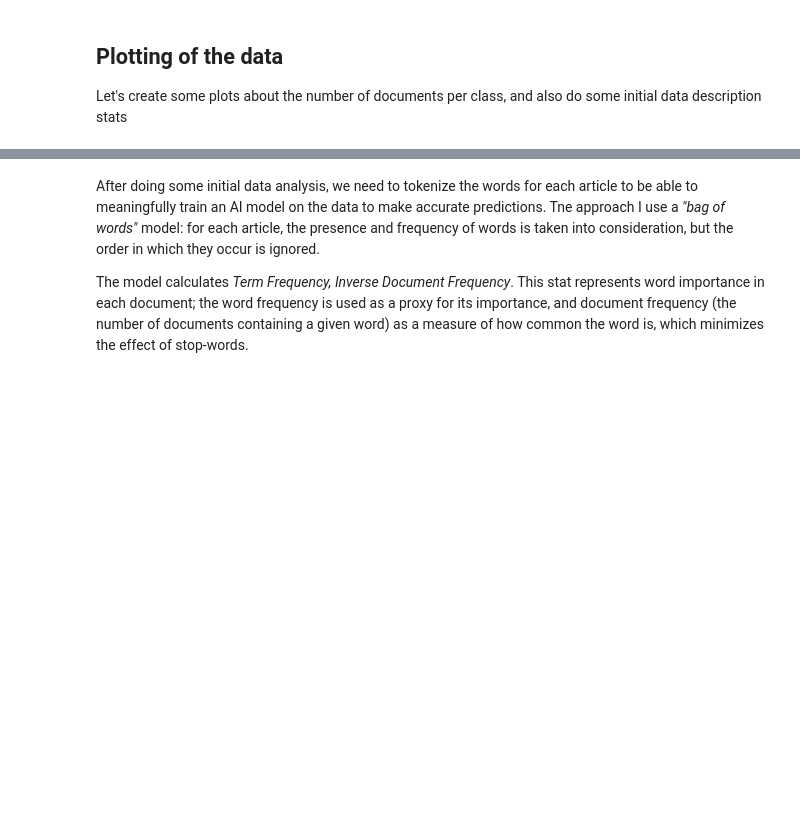
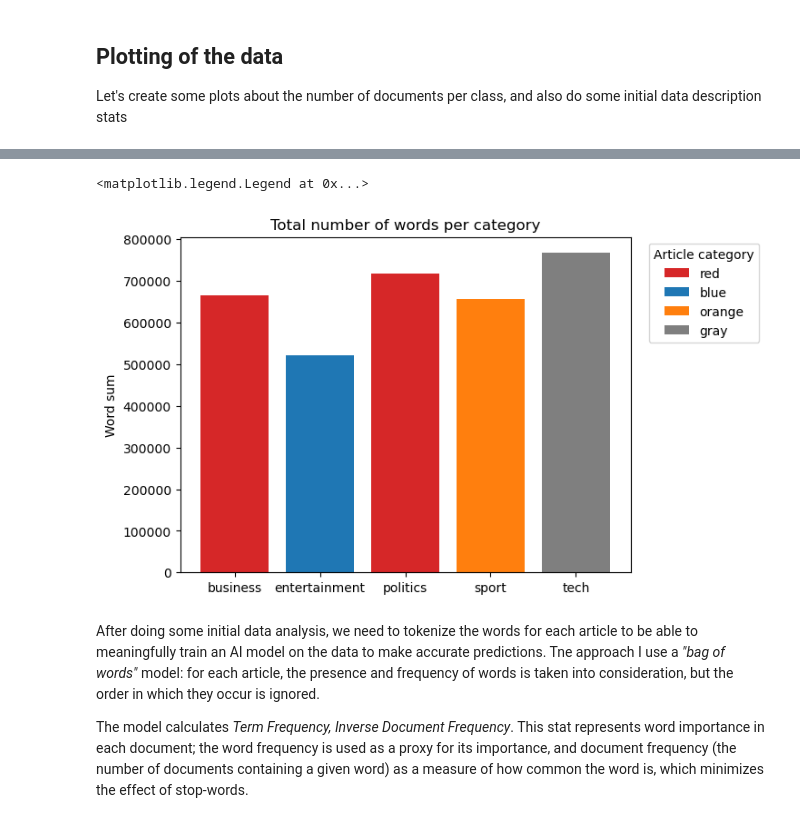
Before and after one commit to Adalberto-Machin/Kaggle_BBC_news_competition, a Jupyter notebook: report.ipynb, the cells around one changed output, grey strips where cells are left out. Drawn from its saved outputs; the diff is of its cells as text; code cells hidden in the pictures; blank space fills up the shorter version.

Commit message:
created a couple of more plots and started creating the class for the model training

```diff
--- a/report.ipynb
+++ b/report.ipynb
@@ -39,0 +35,9 @@ plt.show()
+# %%
+df_train.Category.value_counts().plot(kind='bar',title="Count of articles per category")
+plt.show()
+
+# lets also print the first 5 entries of the dataframe
+print(df_train.head())
+
+# do initial stats on the data: count the total number of words per category and then the min, mean, and max across the articles
+df_train['Word_count'] = [len(article_words) for article_words in df_train.Text]
@@ -40,3 +59,18 @@ plt.show()
+# %%
+stats_to_plot = df_train.groupby(['Category', 'category_id'], as_index=False)['Word_count'].agg(['min', 'max', 'mean', 'sum'])
+
+stats_to_plot
+
+fig, ax = plt.subplots()
+bar_labels = ['red', 'blue', '_red', 'orange', 'gray']
+bar_colors = ['tab:red', 'tab:blue', 'tab:red', 'tab:orange', 'tab:gray']
+ax.bar(stats_to_plot['Category'], stats_to_plot['sum'], label=bar_labels, color=bar_colors)
+ax.set_ylabel('Word sum')
+ax.set_title('Total number of words per category')
+ax.legend(title='Article category', loc = 1, bbox_to_anchor = (1.3, 1))
+# %% [output]
+<matplotlib.legend.Legend at 0x...>
+[figure, added]
 # %% [markdown]
 After doing some initial data analysis, we need to tokenize the words for each article to be able to meaningfully train an AI model on the data to make accurate predictions. Tne approach I use a *"bag of words"* model: for each article, the presence and frequency of words is taken into consideration, but the order in which they occur is ignored.
 
```
Also changed, not shown: parts of 3 cells of this notebook, 1 other file.
